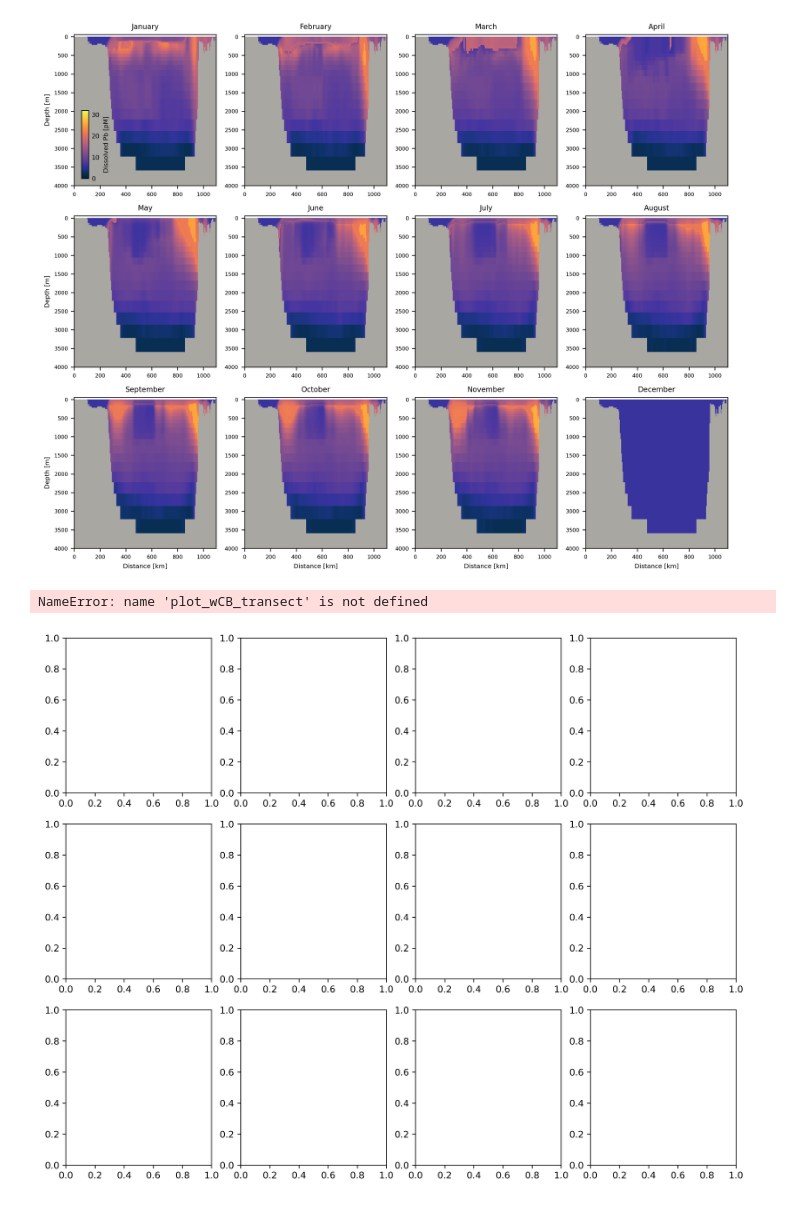
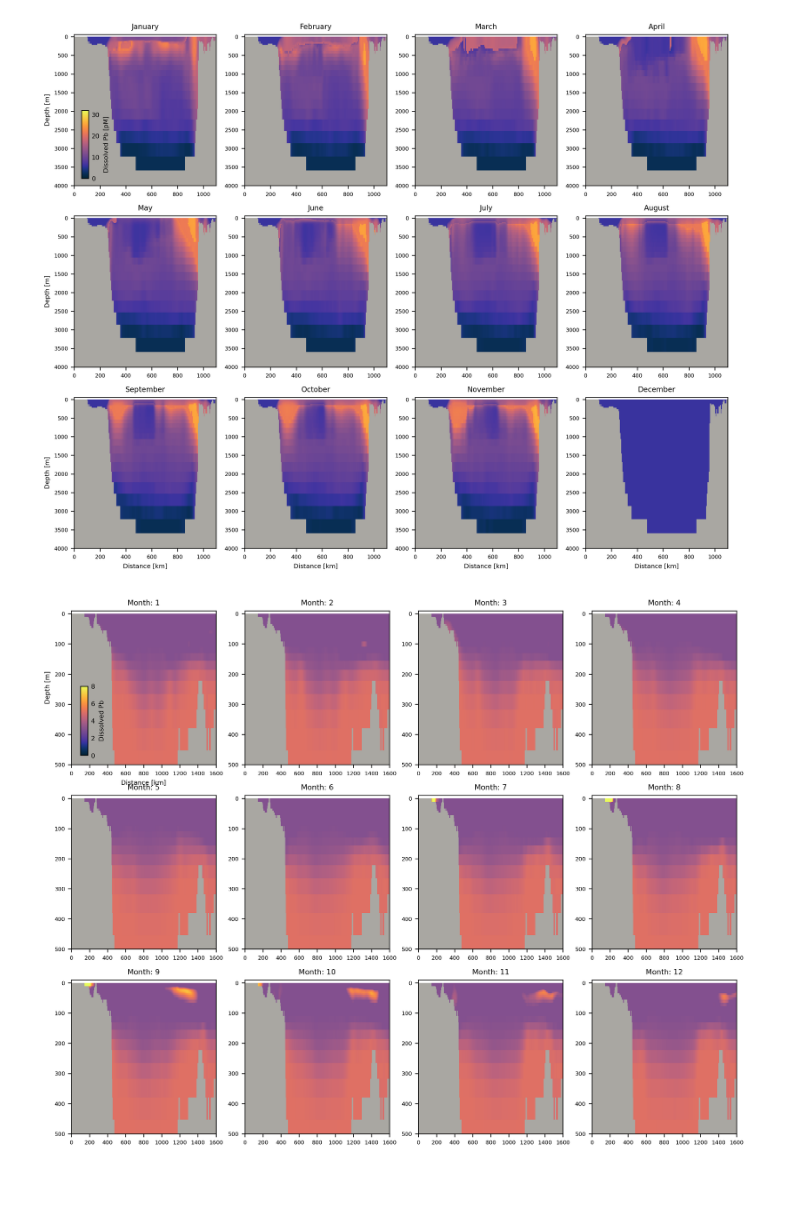
Before and after one commit to UBC-MOAD/analysis-brogalla, a Jupyter notebook: paper3/M2-BC-transect.ipynb, the cells around one changed output. Cells and saved outputs as stored; diff of their text form; code cells hidden in the pictures.

Commit message:
look at monthly variation in boundary conditions in western Canada Basin

```diff
--- a/paper3/M2-BC-transect.ipynb
+++ b/paper3/M2-BC-transect.ipynb
@@ -52,7 +52,7 @@ depths       = np.array(mesh.variables['nav_lev'])
 Boundary Condition file:
 # %%
 # BC     = nc.Dataset('/ocean/brogalla/GEOTRACES/data/Pb_OBC_y2002m01.nc','r')
-BC     = nc.Dataset('/ocean/brogalla/GEOTRACES/data/Pb-tuning-202210/increase_ACW/Pb_OBC_y2015m08.nc','r')
+BC     = nc.Dataset('/ocean/brogalla/GEOTRACES/data/Pb-tuning-202210/increase_ACW/Pb_OBC_y2015m03.nc','r')
 dPb_S  = np.array(BC.variables['dPb_S']).reshape(50,rimwidthS,bdy_LS[3]-bdy_LS[2])
 dPb_N  = np.array(BC.variables['dPb_N']).reshape(50,rimwidthN,bdy_WCB[3]-bdy_WCB[2])
 dPb_E  = np.array(BC.variables['dPb_E']).reshape(50,rimwidthE,bdy_NCB[1]-bdy_NCB[0])
@@ -217,7 +217,7 @@ dPb_S_monthly = np.empty((12,50,10,226))
 
 for month in range(1,13):
 #     BC     = nc.Dataset(f'/ocean/brogalla/GEOTRACES/data/Pb_OBC_y2002m{month:02}.nc','r')
-    BC     = nc.Dataset(f'/ocean/brogalla/GEOTRACES/data/Pb-tuning-202210/Pb_OBC_y2002m{month:02}.nc','r')
+    BC     = nc.Dataset(f'/ocean/brogalla/GEOTRACES/data/Pb-tuning-202210/increase_ACW/Pb_OBC_y2002m{month:02}.nc','r')
     dPb_S_monthly[month-1,:,:,:] = np.array(BC.variables['dPb_S']).reshape(50,10,226)
     BC.close()
 # %%
@@ -251,23 +251,54 @@ CBar.ax.tick_params(axis='y', length=0, labelsize=7)
 # fig.savefig('/ocean/brogalla/GEOTRACES/figures/Pb_explorations/LS_boundary_conditions_2002.jpg', dpi=300, bbox_inches='tight')
 # %% [output]
 [figure]
+# %%
+dPb_N_monthly = np.empty((12,50,rimwidthN,bdy_WCB[3]-bdy_WCB[2]))
+
+for month in range(1,13):
+    BC     = nc.Dataset(f'/ocean/brogalla/GEOTRACES/data/Pb-tuning-202210/increase_ACW/Pb_OBC_y2013m{month:02}.nc','r')
+    dPb_N_monthly[month-1,:,:,:] = np.flip(np.array(BC.variables['dPb_N']).reshape(50,rimwidthN,bdy_WCB[3]-bdy_WCB[2]), axis=1)
+    BC.close()
+# %%
+def plot_wCB_transect(ax, variable, vrange=(30,35), label='', cmap=cmocean.cm.deep, labelling=True):
+
+    ax.invert_yaxis()
+    ax.set_ylim(500, -10)
+    ax.set_xlim(0, 1600)
+    ax.tick_params(axis='both', which='major', labelsize=6)
+
+    # plot model boundary condition:
+    bdy_cell = 0
+    xx, zz = np.meshgrid(N_distance, depths)
+    CB1 = ax.pcolormesh(xx, zz, variable[:,bdy_cell,:]*1e12, vmin=vrange[0], vmax=vrange[1], cmap=cmap)
+    ax.pcolormesh(xx, zz, dPb_N_mdepths[:,bdy_cell,:], cmap=matplotlib.colors.ListedColormap([land_color]))
+
+    if labelling:
+        ax.set_xlabel('Distance [km]', fontsize=7)
+        ax.set_ylabel('Depth [m]', fontsize=7)
+
+        axins = inset_axes(ax, width="5%", height="45%", loc='lower left', borderpad=1)
+
+        CBar   = plt.colorbar(CB1, ax=ax, cax=axins);
+        CBar.set_label(f'{label}', fontsize=7)
+        CBar.ax.tick_params(axis='y', length=0, labelsize=7)
+
+    return CB1
 # %%
 fig, ax = plt.subplots(3,4, figsize=(13, 10.5), dpi=300)
 
 axes = ax.ravel()
 
 for month in range(0,12):
 
     if month > 0:
-        plot_wCB_transect(axes[month], dPb_wCB[month,:,:,:]*1e12, vrange=(0,8), label='Dissolved Pb',
-                          xlim=(300,1650), ylim=(3000,0), cmap=cmocean.cm.thermal, labelling=False)
+        plot_wCB_transect(axes[month], dPb_N_monthly[month,:,:,:], vrange=(0,8), label='Dissolved Pb',
+                          cmap=cmocean.cm.thermal, labelling=False)
     else:
-        plot_wCB_transect(axes[month], dPb_wCB[month,:,:,:]*1e12, vrange=(0,8), label='Dissolved Pb',
-                          xlim=(300,1650), ylim=(3000,0), cmap=cmocean.cm.thermal, labelling=True)
+        plot_wCB_transect(axes[month], dPb_N_monthly[month,:,:,:], vrange=(0,8), label='Dissolved Pb',
+                          cmap=cmocean.cm.thermal, labelling=True)
 
     axes[month].set_title(f'Month: {month+1}', fontsize=8)
 
 # fig.savefig('/ocean/brogalla/GEOTRACES/figures/Pb_explorations/wCB_boundary_conditions_2015.jpg', dpi=300, bbox_inches='tight')
 # %% [output]
-NameError: name 'plot_wCB_transect' is not defined
-[figure, old version]
+[figure, new version]
```
Also changed, not shown: parts of 1 cell of this notebook.
